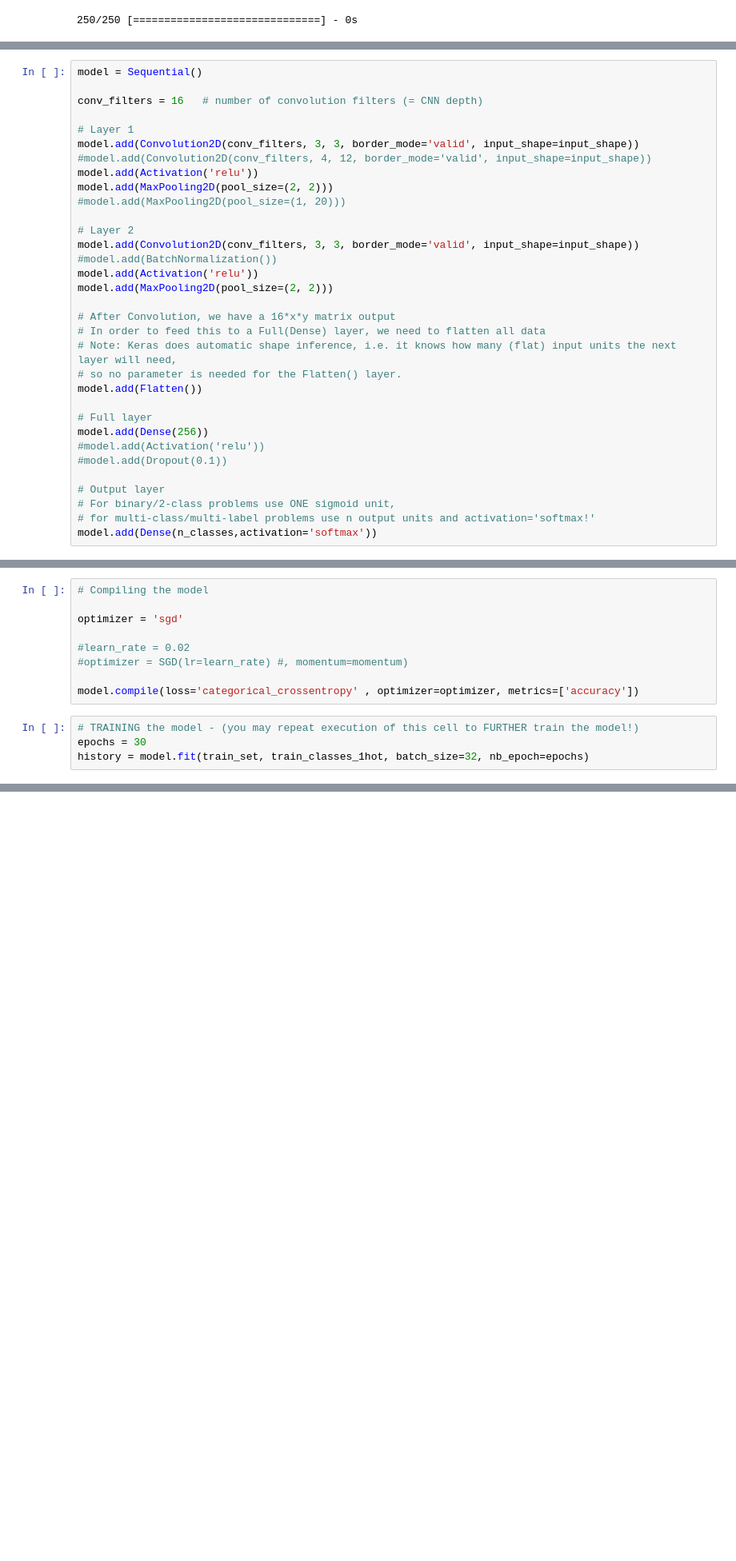
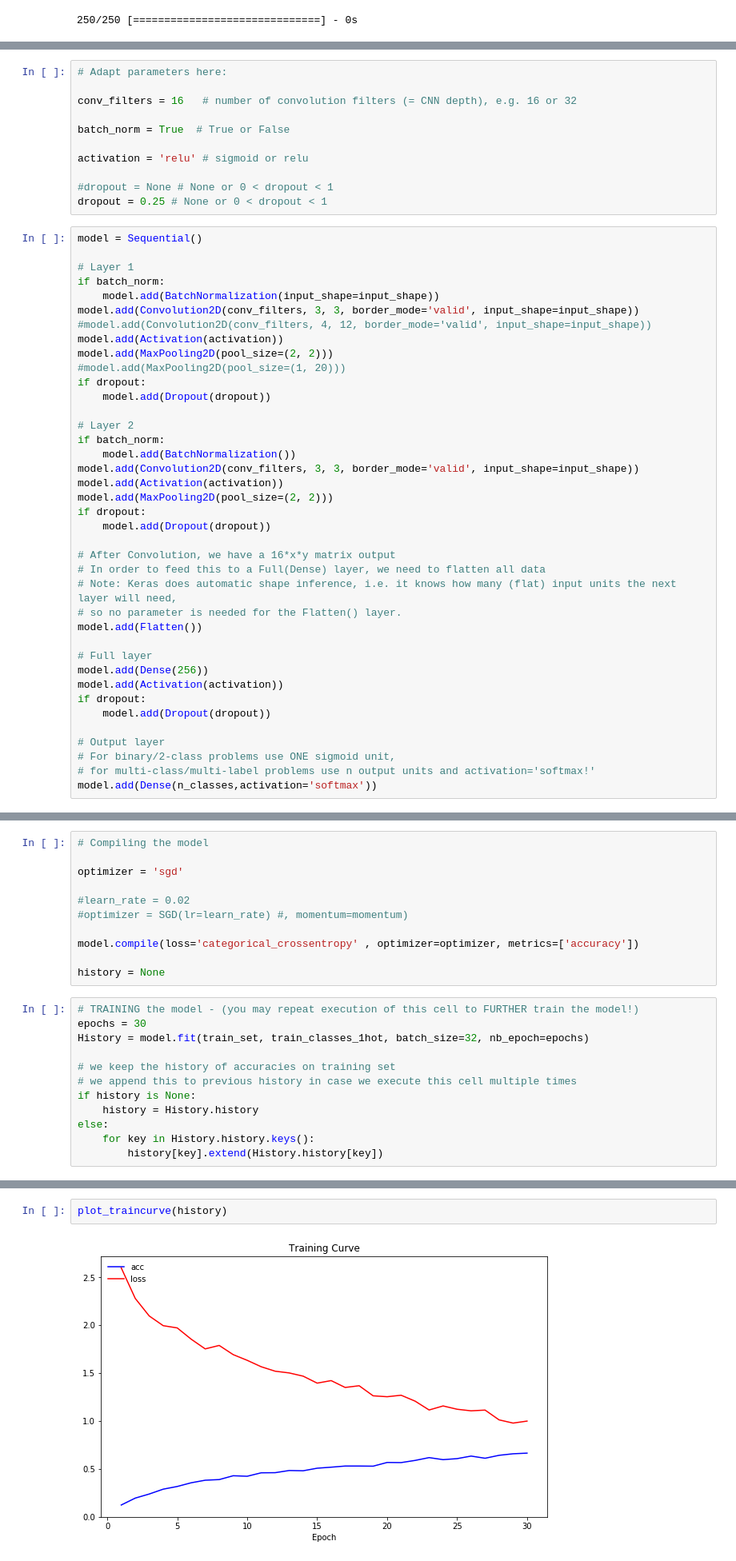
Before and after one commit to tuwien-musicir/DL_MIR_Tutorial, a Jupyter notebook: Music_genre_classification.ipynb, the cells around one changed output, grey strips where cells are left out. Shown: that part at 80% size. Cells and saved outputs as stored; diff of their text form; blank space fills up the shorter version.

```diff
--- a/Music_genre_classification.ipynb
+++ b/Music_genre_classification.ipynb
@@ -757,21 +772,37 @@ Try: (comment/uncomment code blocks below)
 * Adding Dropout
+# %%
+# Adapt parameters here:
+
+conv_filters = 16   # number of convolution filters (= CNN depth), e.g. 16 or 32
+
+batch_norm = True  # True or False
+
+activation = 'relu' # sigmoid or relu
+
+#dropout = None # None or 0 < dropout < 1
+dropout = 0.25 # None or 0 < dropout < 1
 # %%
 model = Sequential()
 
-conv_filters = 16   # number of convolution filters (= CNN depth)
-
 # Layer 1
+if batch_norm:
+    model.add(BatchNormalization(input_shape=input_shape))
 model.add(Convolution2D(conv_filters, 3, 3, border_mode='valid', input_shape=input_shape))
 #model.add(Convolution2D(conv_filters, 4, 12, border_mode='valid', input_shape=input_shape))
-model.add(Activation('relu'))
+model.add(Activation(activation))
 model.add(MaxPooling2D(pool_size=(2, 2)))
 #model.add(MaxPooling2D(pool_size=(1, 20)))
+if dropout:
+    model.add(Dropout(dropout))
 
 # Layer 2
+if batch_norm:
+    model.add(BatchNormalization())
 model.add(Convolution2D(conv_filters, 3, 3, border_mode='valid', input_shape=input_shape))
-#model.add(BatchNormalization())
-model.add(Activation('relu'))
+model.add(Activation(activation))
 model.add(MaxPooling2D(pool_size=(2, 2)))
+if dropout:
+    model.add(Dropout(dropout))
 
 # After Convolution, we have a 16*x*y matrix output
 # In order to feed this to a Full(Dense) layer, we need to flatten all data
@@ -781,8 +812,9 @@ model.add(Flatten())
 
 # Full layer
 model.add(Dense(256))
-#model.add(Activation('relu'))
-#model.add(Dropout(0.1))
+model.add(Activation(activation))
+if dropout:
+    model.add(Dropout(dropout))
 
 # Output layer
 # For binary/2-class problems use ONE sigmoid unit,
@@ -801,9 +831,19 @@ optimizer = 'sgd'
 #optimizer = SGD(lr=learn_rate) #, momentum=momentum)
 
 model.compile(loss='categorical_crossentropy' , optimizer=optimizer, metrics=['accuracy'])
+
+history = None
 # %%
 # TRAINING the model - (you may repeat execution of this cell to FURTHER train the model!)
 epochs = 30
-history = model.fit(train_set, train_classes_1hot, batch_size=32, nb_epoch=epochs)
+History = model.fit(train_set, train_classes_1hot, batch_size=32, nb_epoch=epochs)
+
+# we keep the history of accuracies on training set
+# we append this to previous history in case we execute this cell multiple times
+if history is None:
+    history = History.history
+else:
+    for key in History.history.keys():
+        history[key].extend(History.history[key])
 # %% [output]
 Epoch 1/30
@@ -826,3 +866,7 @@ Epoch 30/30
+# %%
+plot_traincurve(history)
+# %% [output]
+[figure, added]
 # %% [markdown]
 ### Testing
 # %%
```
Also changed, not shown: parts of 22 cells of this notebook.
